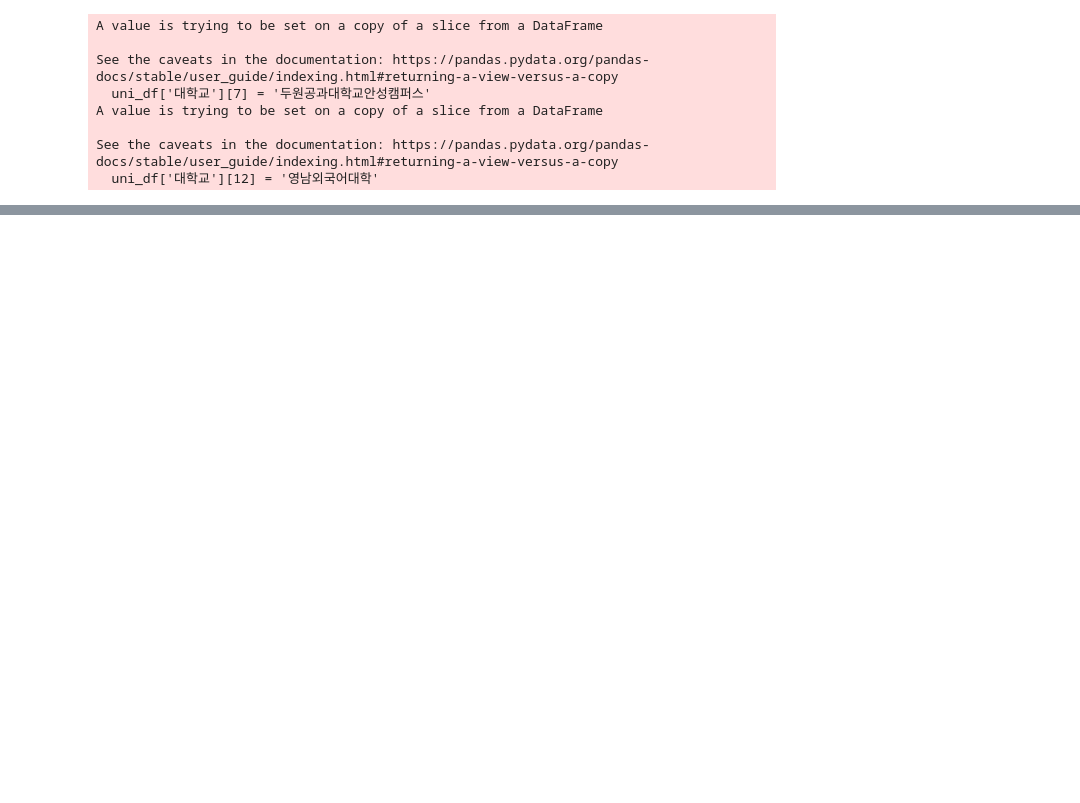
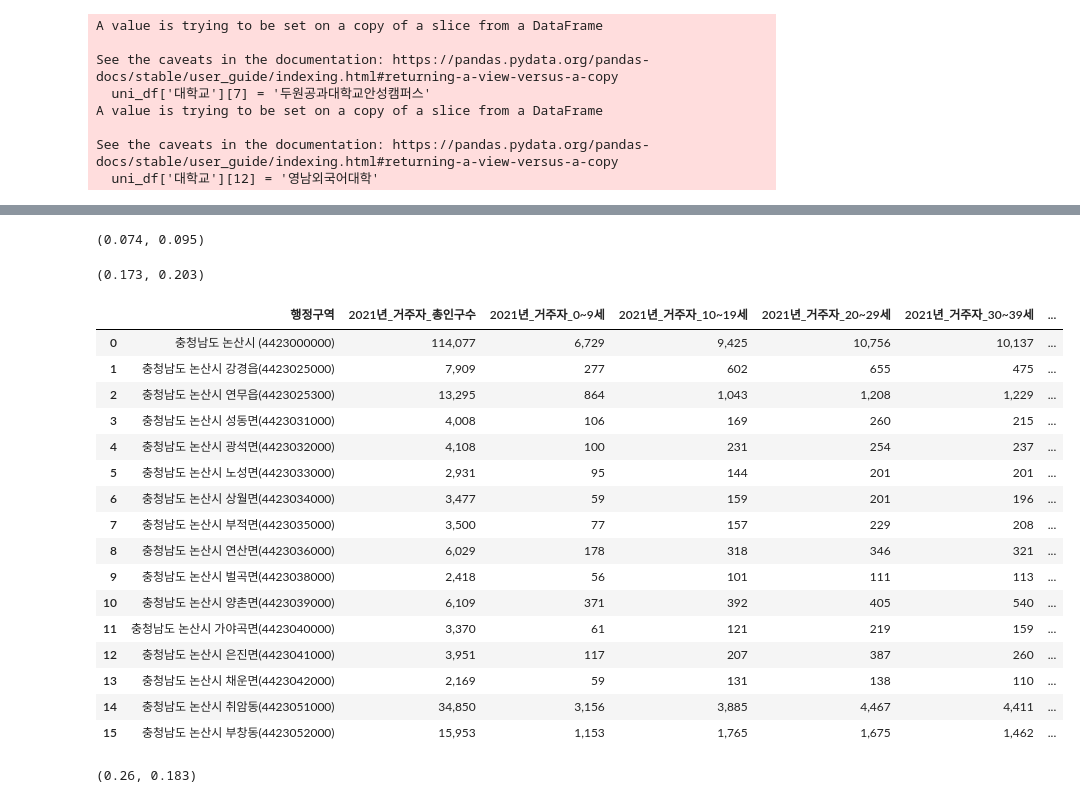
Before and after one commit to JngMkk/MLP_4_Project, a Jupyter notebook: jm_data/test.ipynb, the cells around one changed output, grey strips where cells are left out. Drawn from its saved outputs; the diff is of its cells as text; code cells hidden in the pictures; blank space fills up the shorter version.

```diff
--- a/jm_data/test.ipynb
+++ b/jm_data/test.ipynb
@@ -505,0 +901,14 @@ See the caveats in the documentation: https://pandas.pydata.org/pandas-docs/stab
+# %%
+dae_c_ratio = round(int(dae_df.loc[0][3].replace(',', '')) / int(dae_df.loc[0][2].replace(',','')), 3)
+yu_c_ratio = round(int(dae_df.loc[4][3].replace(',', '')) / int(dae_df.loc[4][2].replace(',','')), 3)
+dae_c_ratio, yu_c_ratio
+# %% [output]
+(0.074, 0.095)
+# %%
+dae_st_ratio = round((int(dae_df.loc[0][3].replace(',', '')) + int(dae_df.loc[0][4].replace(',',''))) / int(dae_df.loc[0][2].replace(',', '')) ,3)
+yu_st_ratio = round((int(dae_df.loc[4][3].replace(',', '')) + int(dae_df.loc[4][4].replace(',',''))) / int(dae_df.loc[4][2].replace(',', '')) ,3)
+dae_st_ratio, yu_st_ratio
+# %% [output]
+(0.173, 0.203)
+# %%
+non_df = pd.read_csv('./resources/논산.csv', encoding='cp949')
@@ -505,0 +917,26 @@ See the caveats in the documentation: https://pandas.pydata.org/pandas-docs/stab
+# %%
+non_df
+# %% [output]
+|  | 행정구역 | 2021년_거주자_총인구수 | 2021년_거주자_0~9세 | 2021년_거주자_10~19세 | 2021년_거주자_20~29세 | 2021년_거주자_30~39세 | ... |
+| 0 | 충청남도 논산시 (4423000000) | 114,077 | 6,729 | 9,425 | 10,756 | 10,137 | ... |
+| 1 | 충청남도 논산시 강경읍(4423025000) | 7,909 | 277 | 602 | 655 | 475 | ... |
+| 2 | 충청남도 논산시 연무읍(4423025300) | 13,295 | 864 | 1,043 | 1,208 | 1,229 | ... |
+| 3 | 충청남도 논산시 성동면(4423031000) | 4,008 | 106 | 169 | 260 | 215 | ... |
+| 4 | 충청남도 논산시 광석면(4423032000) | 4,108 | 100 | 231 | 254 | 237 | ... |
+| 5 | 충청남도 논산시 노성면(4423033000) | 2,931 | 95 | 144 | 201 | 201 | ... |
+| 6 | 충청남도 논산시 상월면(4423034000) | 3,477 | 59 | 159 | 201 | 196 | ... |
+| 7 | 충청남도 논산시 부적면(4423035000) | 3,500 | 77 | 157 | 229 | 208 | ... |
+| 8 | 충청남도 논산시 연산면(4423036000) | 6,029 | 178 | 318 | 346 | 321 | ... |
+| 9 | 충청남도 논산시 벌곡면(4423038000) | 2,418 | 56 | 101 | 111 | 113 | ... |
+| 10 | 충청남도 논산시 양촌면(4423039000) | 6,109 | 371 | 392 | 405 | 540 | ... |
+| 11 | 충청남도 논산시 가야곡면(4423040000) | 3,370 | 61 | 121 | 219 | 159 | ... |
+| 12 | 충청남도 논산시 은진면(4423041000) | 3,951 | 117 | 207 | 387 | 260 | ... |
+| 13 | 충청남도 논산시 채운면(4423042000) | 2,169 | 59 | 131 | 138 | 110 | ... |
+| 14 | 충청남도 논산시 취암동(4423051000) | 34,850 | 3,156 | 3,885 | 4,467 | 4,411 | ... |
+| 15 | 충청남도 논산시 부창동(4423052000) | 15,953 | 1,153 | 1,765 | 1,675 | 1,462 | ... |
+# %%
+all_2030 = round((int(all_df.loc[0][5].replace(',', '')) + int(all_df.loc[0][6].replace(',',''))) / int(all_df.loc[0][2].replace(',', '')) ,3)
+non_2030 = round((int(non_df.loc[0][4].replace(',', '')) + int(non_df.loc[0][5].replace(',',''))) / int(non_df.loc[0][1].replace(',', '')) ,3)
+all_2030, non_2030
+# %% [output]
+(0.26, 0.183)
```
Also changed, not shown: parts of 31 cells of this notebook, 37 other files.
